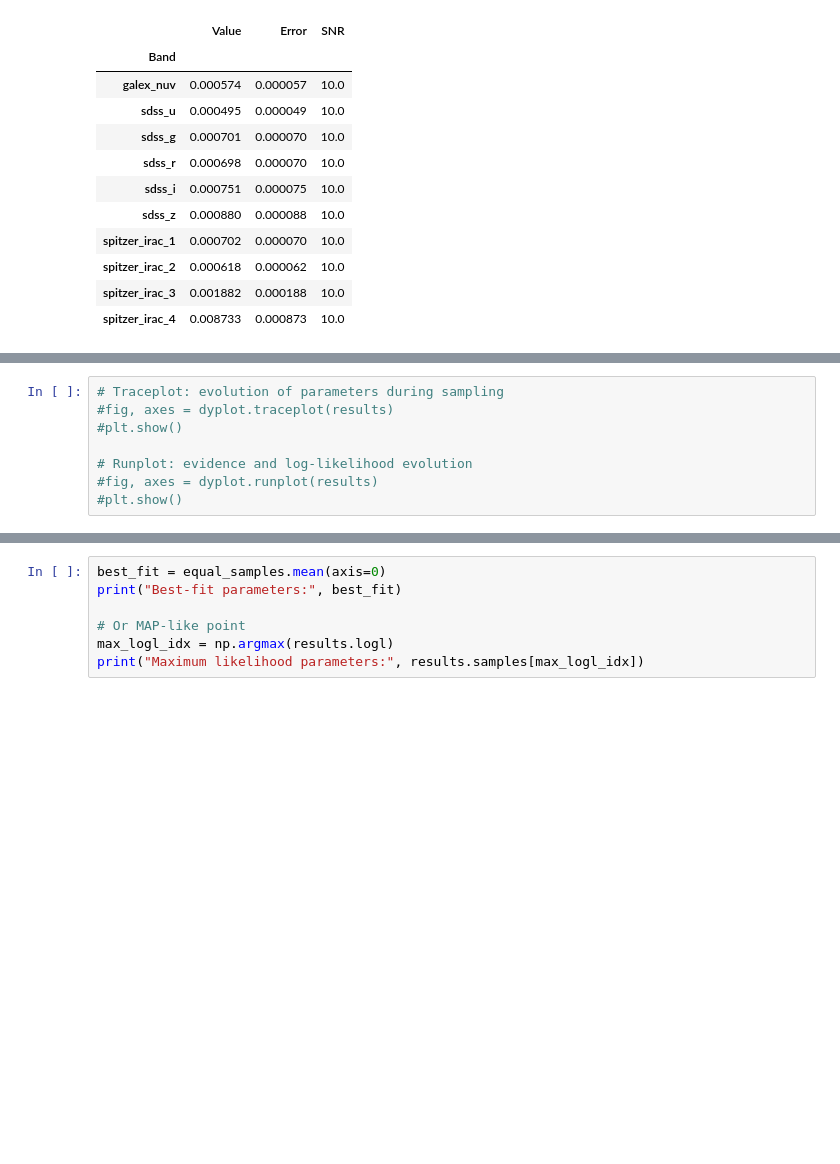
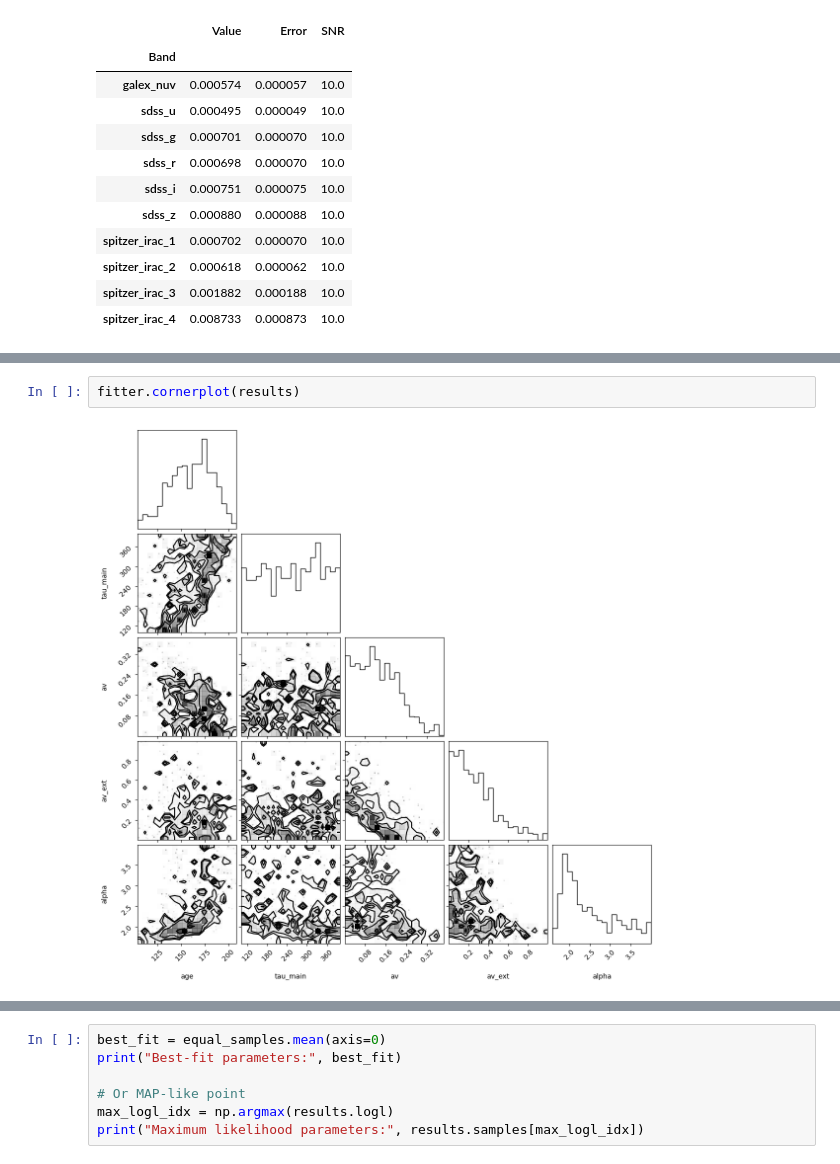
Before and after one commit to robertoinfurna/Pangal, a Jupyter notebook: pfitter_tutorial.ipynb, the cells around one changed output, grey strips where cells are left out. Cells and saved outputs as stored; diff of their text form; blank space fills up the shorter version.

```diff
--- a/pfitter_tutorial.ipynb
+++ b/pfitter_tutorial.ipynb
@@ -660,11 +721,7 @@ Running dynesty
 # %%
-# Traceplot: evolution of parameters during sampling
-#fig, axes = dyplot.traceplot(results)
-#plt.show()
-
-# Runplot: evidence and log-likelihood evolution
-#fig, axes = dyplot.runplot(results)
-#plt.show()
+fitter.cornerplot(results)
+# %% [output]
+[figure, added]
 # %%
 fitter.cornerplot(results)
 # %% [output]
```
Also changed, not shown: parts of 7 cells of this notebook.
